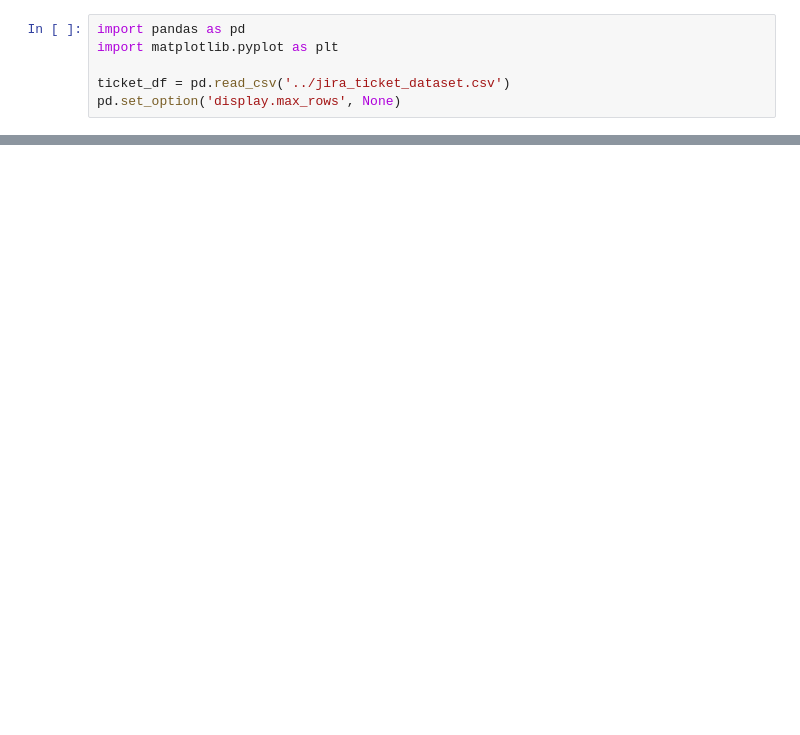
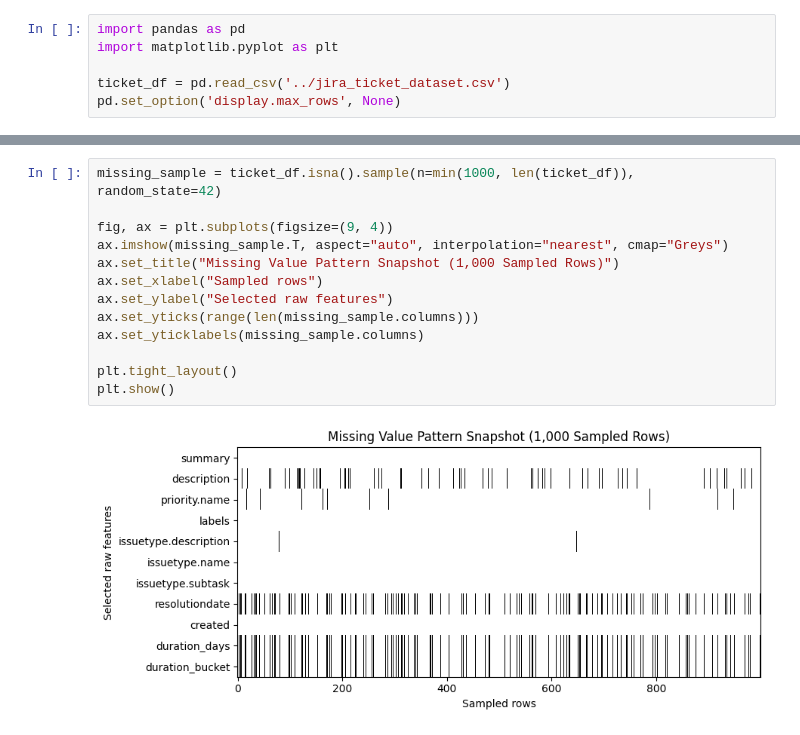
Before and after one commit to OmarElgaafary/Task-Duration-Classifier, a Jupyter notebook: notebooks/01_exploratory_data_analysis.ipynb, the cells around one changed output, grey strips where cells are left out. Cells and saved outputs as stored; diff of their text form; blank space fills up the shorter version.

```diff
--- a/notebooks/01_exploratory_data_analysis.ipynb
+++ b/notebooks/01_exploratory_data_analysis.ipynb
@@ -111,0 +130,15 @@ plt.show()
+# %%
+missing_sample = ticket_df.isna().sample(n=min(1000, len(ticket_df)), random_state=42)
+
+fig, ax = plt.subplots(figsize=(9, 4))
+ax.imshow(missing_sample.T, aspect="auto", interpolation="nearest", cmap="Greys")
+ax.set_title("Missing Value Pattern Snapshot (1,000 Sampled Rows)")
+ax.set_xlabel("Sampled rows")
+ax.set_ylabel("Selected raw features")
+ax.set_yticks(range(len(missing_sample.columns)))
+ax.set_yticklabels(missing_sample.columns)
+
+plt.tight_layout()
+plt.show()
+# %% [output]
+[figure, added]
```
Also changed, not shown: parts of 22 cells of this notebook.
